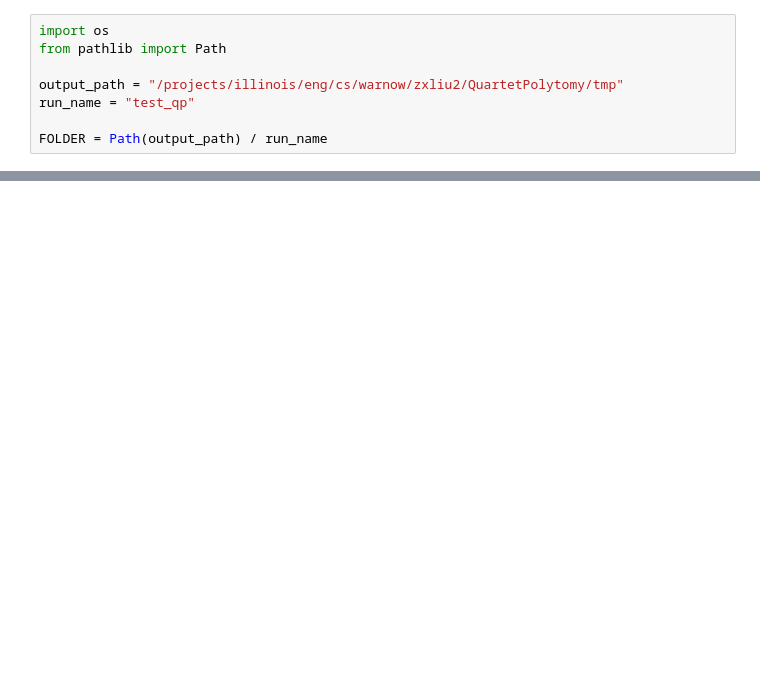
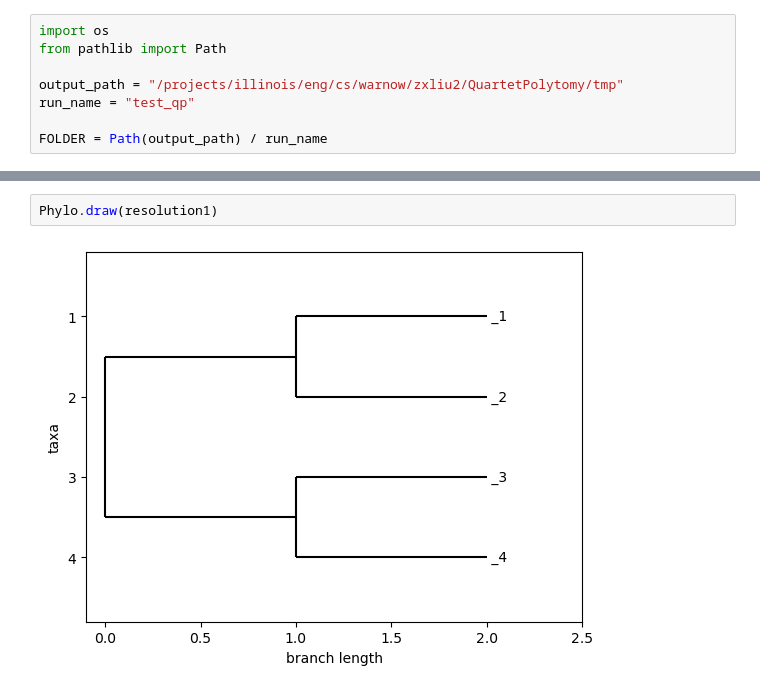
Before and after one commit to xSeanliux/QTPIE, a Jupyter notebook: dev.ipynb, the cells around one changed output, grey strips where cells are left out. Drawn from its saved outputs; the diff is of its cells as text; blank space fills up the shorter version.

```diff
--- a/dev.ipynb
+++ b/dev.ipynb
@@ -157,0 +153,4 @@ _4
+# %%
+Phylo.draw(resolution1)
+# %% [output]
+[figure, added]
```
Also changed, not shown: parts of 22 cells of this notebook, 3 other files.
